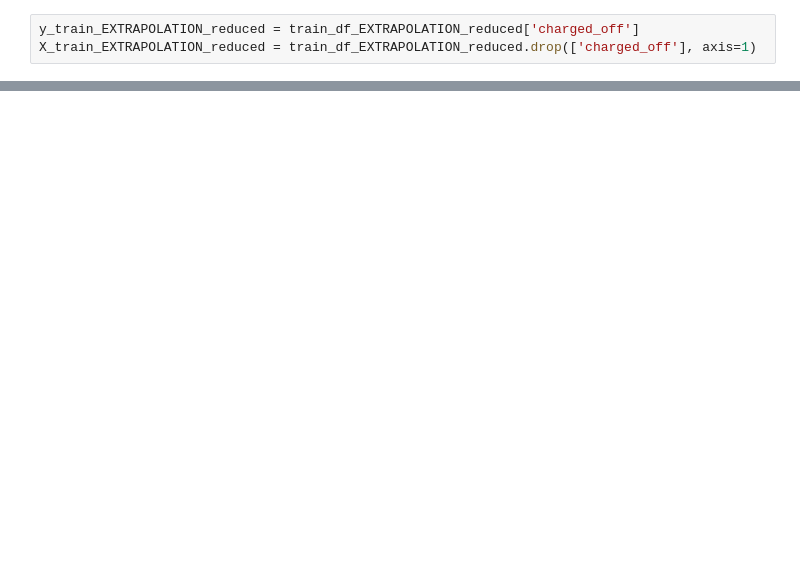
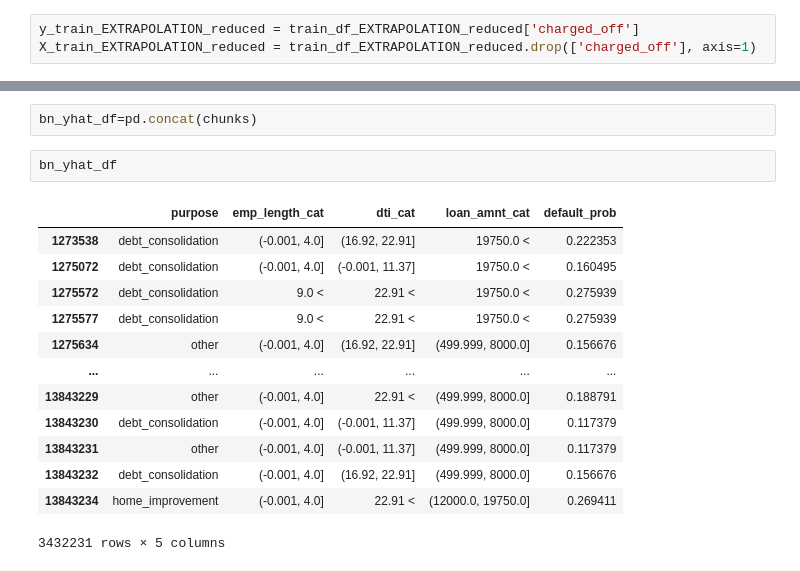
Before and after one commit to JoshYang1/Reject-Inference, a Jupyter notebook: Final Reject Inference Notebook.ipynb, the cells around one changed output, grey strips where cells are left out. Cells and saved outputs as stored; diff of their text form; blank space fills up the shorter version.

```diff
--- a/Final Reject Inference Notebook.ipynb
+++ b/Final Reject Inference Notebook.ipynb
@@ -879,0 +967,18 @@ results_df.to_csv('Results.csv', mode='w+')
+# %%
+bn_yhat_df=pd.concat(chunks)
+# %%
+bn_yhat_df
+# %% [output]
+|  | purpose | emp_length_cat | dti_cat | loan_amnt_cat | default_prob |
+| 1273538 | debt_consolidation | (-0.001, 4.0] | (16.92, 22.91] | 19750.0 < | 0.222353 |
+| 1275072 | debt_consolidation | (-0.001, 4.0] | (-0.001, 11.37] | 19750.0 < | 0.160495 |
+| 1275572 | debt_consolidation | 9.0 < | 22.91 < | 19750.0 < | 0.275939 |
+| 1275577 | debt_consolidation | 9.0 < | 22.91 < | 19750.0 < | 0.275939 |
+| 1275634 | other | (-0.001, 4.0] | (16.92, 22.91] | (499.999, 8000.0] | 0.156676 |
+| ... | ... | ... | ... | ... | ... |
+| 13843229 | other | (-0.001, 4.0] | 22.91 < | (499.999, 8000.0] | 0.188791 |
+| 13843230 | debt_consolidation | (-0.001, 4.0] | (-0.001, 11.37] | (499.999, 8000.0] | 0.117379 |
+| 13843231 | other | (-0.001, 4.0] | (-0.001, 11.37] | (499.999, 8000.0] | 0.117379 |
+| 13843232 | debt_consolidation | (-0.001, 4.0] | (16.92, 22.91] | (499.999, 8000.0] | 0.156676 |
+| 13843234 | home_improvement | (-0.001, 4.0] | 22.91 < | (12000.0, 19750.0] | 0.269411 |
+3432231 rows × 5 columns
```
Also changed, not shown: parts of 97 cells of this notebook, 4 other files.
